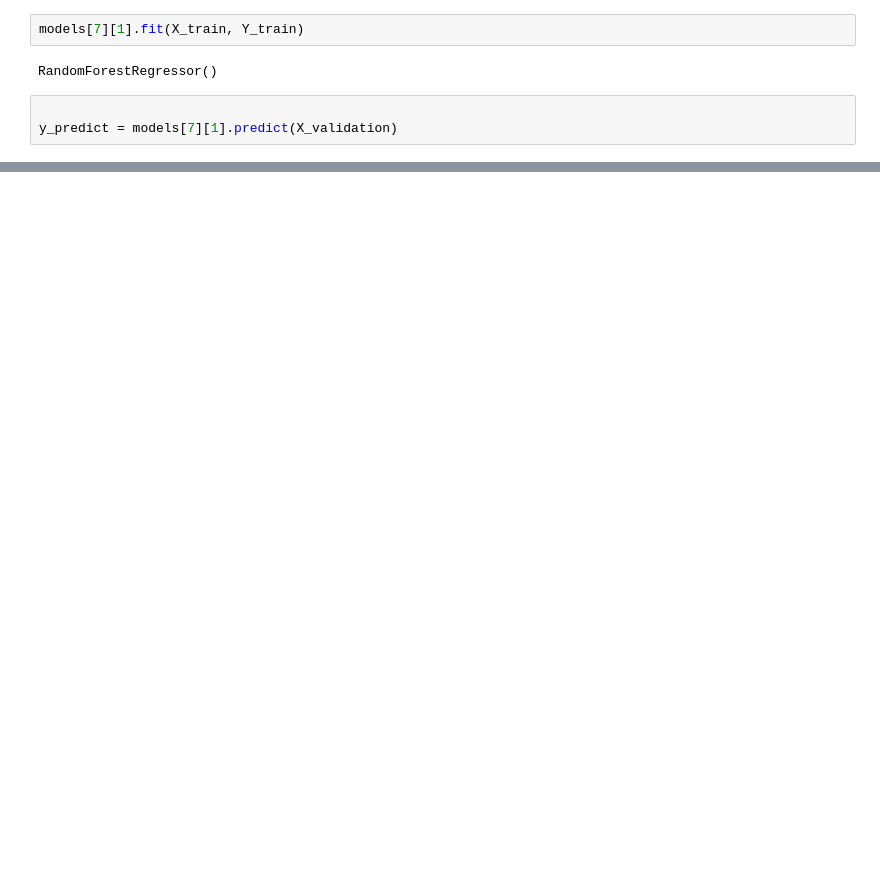
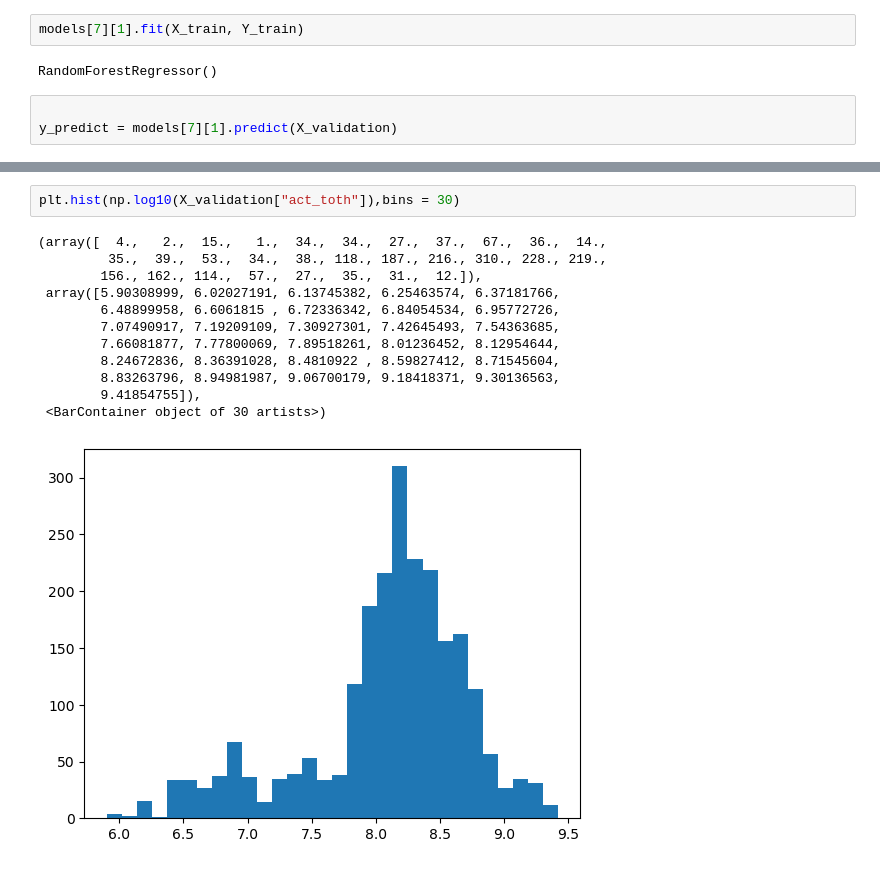
Before and after one commit to OneZan/Porfolios, a Jupyter notebook: 99-roboadvisor_tuned.ipynb, the cells around one changed output, grey strips where cells are left out. Cells and saved outputs as stored; diff of their text form; blank space fills up the shorter version.

```diff
--- a/99-roboadvisor_tuned.ipynb
+++ b/99-roboadvisor_tuned.ipynb
@@ -451,0 +544,15 @@ y_predict = models[7][1].predict(X_validation)
+# %%
+plt.hist(np.log10(X_validation["act_toth"]),bins = 30)
+# %% [output]
+(array([  4.,   2.,  15.,   1.,  34.,  34.,  27.,  37.,  67.,  36.,  14.,
+         35.,  39.,  53.,  34.,  38., 118., 187., 216., 310., 228., 219.,
+        156., 162., 114.,  57.,  27.,  35.,  31.,  12.]),
+ array([5.90308999, 6.02027191, 6.13745382, 6.25463574, 6.37181766,
+        6.48899958, 6.6061815 , 6.72336342, 6.84054534, 6.95772726,
+        7.07490917, 7.19209109, 7.30927301, 7.42645493, 7.54363685,
+        7.66081877, 7.77800069, 7.89518261, 8.01236452, 8.12954644,
+        8.24672836, 8.36391028, 8.4810922 , 8.59827412, 8.71545604,
+        8.83263796, 8.94981987, 9.06700179, 9.18418371, 9.30136563,
+        9.41854755]),
+ <BarContainer object of 30 artists>)
+[figure, added]
```
Also changed, not shown: parts of 61 cells of this notebook, 17 other files.
